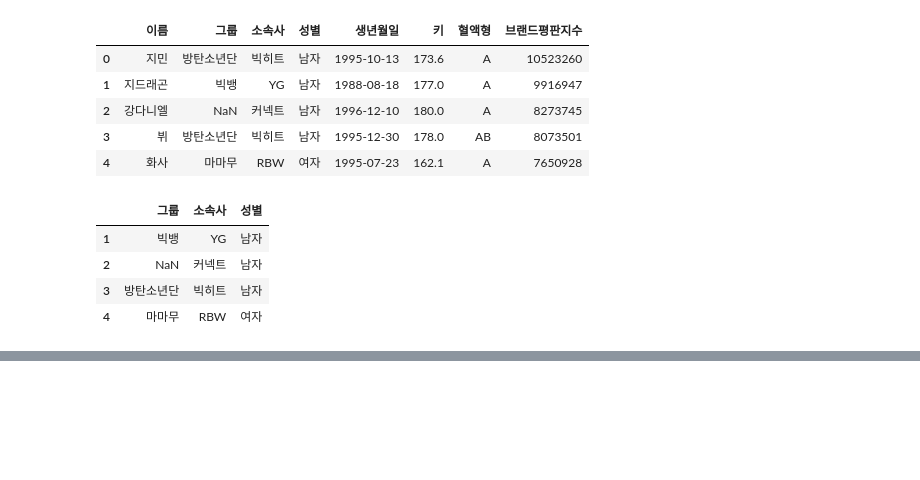
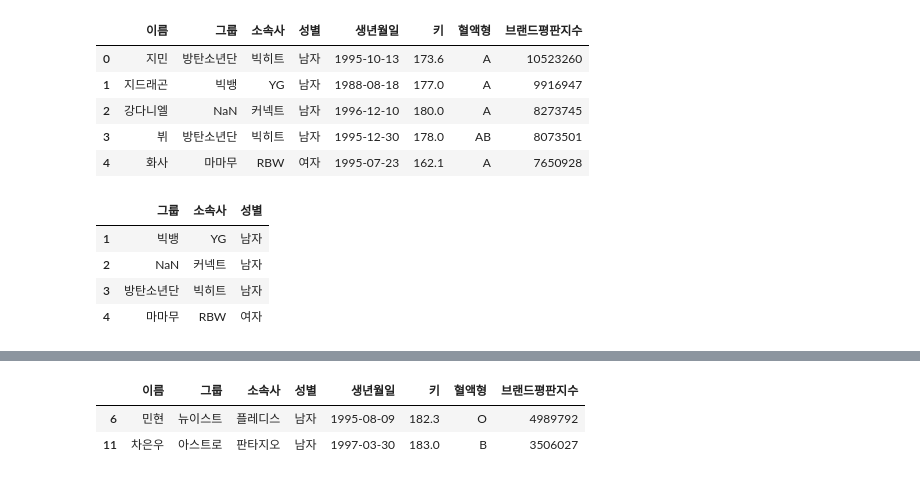
Before and after one commit to ljw971125/Python, a Jupyter notebook: 20230306/20230306_05.ipynb, the cells around one changed output, grey strips where cells are left out. Drawn from its saved outputs; the diff is of its cells as text; code cells hidden in the pictures; blank space fills up the shorter version.

```diff
--- a/20230306/20230306_05.ipynb
+++ b/20230306/20230306_05.ipynb
@@ -494,0 +514,6 @@ df.iloc[1:5,1:4]
+# %%
+df[df['키'] > 180]
+# %% [output]
+|  | 이름 | 그룹 | 소속사 | 성별 | 생년월일 | 키 | 혈액형 | 브랜드평판지수 |
+| 6 | 민현 | 뉴이스트 | 플레디스 | 남자 | 1995-08-09 | 182.3 | O | 4989792 |
+| 11 | 차은우 | 아스트로 | 판타지오 | 남자 | 1997-03-30 | 183.0 | B | 3506027 |
```
Also changed, not shown: parts of 20 cells of this notebook.
